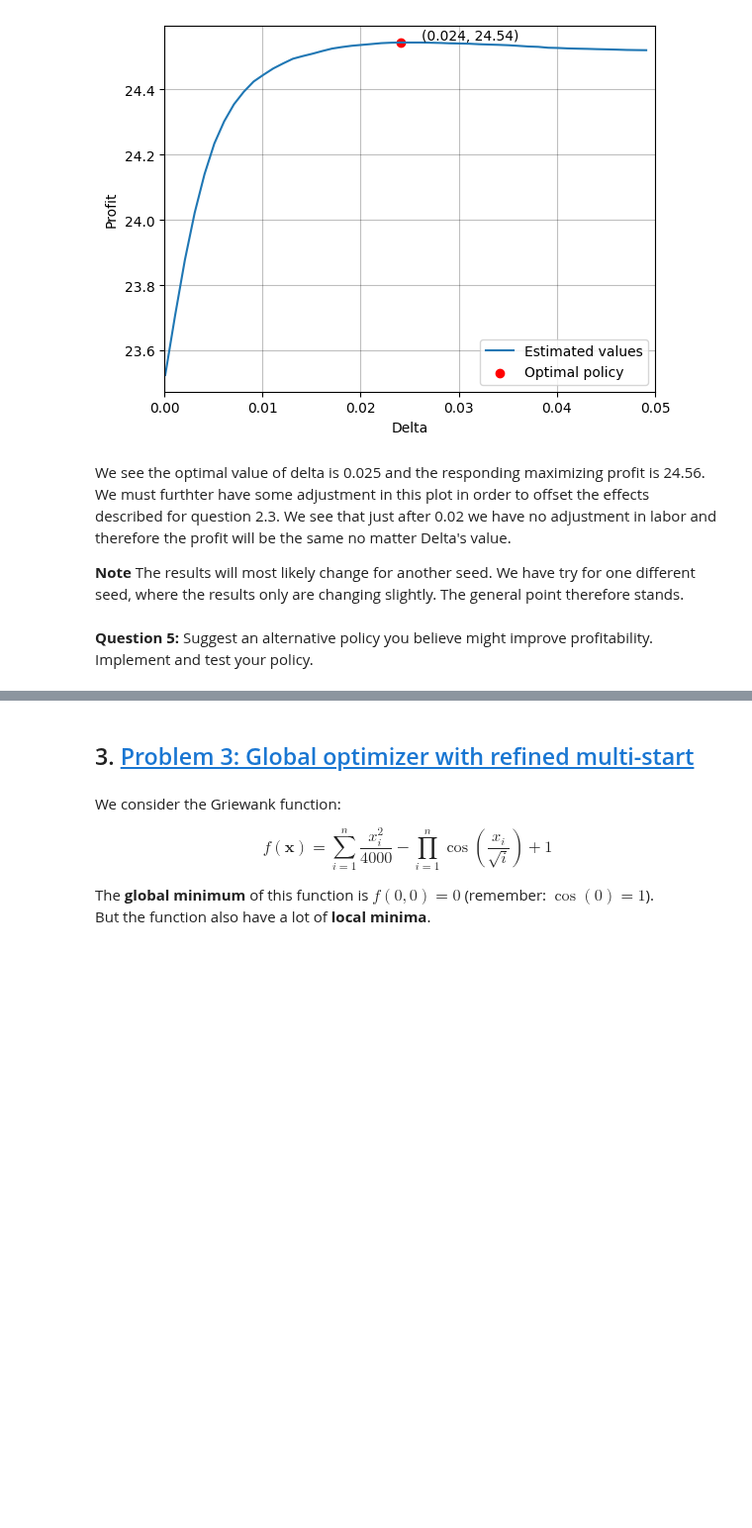
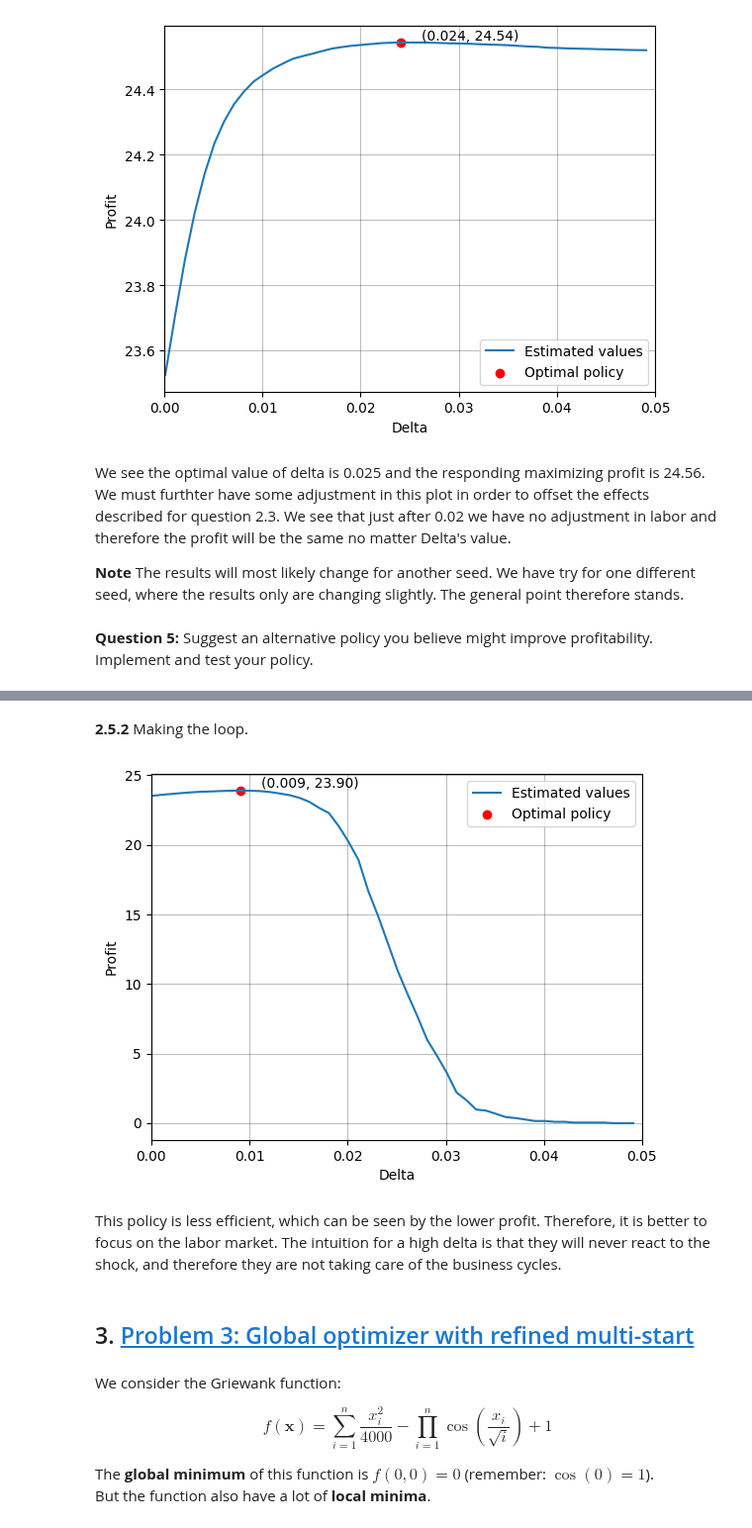
Before and after one commit to NumEconCopenhagen/projects-2023-andershuus_christianfogel, a Jupyter notebook: examproject/Exam-2023-notebook.ipynb, the cells around one changed output, grey strips where cells are left out. Shown at 99% size. Drawn from its saved outputs; the diff is of its cells as text; code cells hidden in the pictures; blank space fills up the shorter version.

```diff
--- a/examproject/Exam-2023-notebook.ipynb
+++ b/examproject/Exam-2023-notebook.ipynb
@@ -887,7 +893,7 @@ def profit_maximization_Q25(Delta_Q25,iterations=K):
                 #Step 1
                 kappa_i=1**(rho_Q2)*np.exp(epsilon[i])
                 #Step 2
-                labor_i=l_optimal_function(kappa_i,eta=0.5,w=1)
+                labor_i_optimal=l_optimal_function(kappa_i,eta=0.5,w=1)
                 labor_previous=0
                 #Step 2.1.
                 if np.abs(kappa_i-1) > Delta_Q25:
@@ -930,6 +936,51 @@ def profit_maximization_Q25(Delta_Q25,iterations=K):
 
     profit_sum_Q25 = np.sum(profit_vec_K_Q25)/iterations
     return  -profit_sum_Q25
+# %% [markdown]
+**2.5.2** Making the loop.
+# %%
+#Making the grid for delta and a vector.
+delta_vec_Q25= np.arange(0.0001, 0.05, 0.001)
+profit_vec_optimal_Q25 = np.zeros(len(delta_vec))
+
+#Initial values. Profit we just define as minus infinity, because we know the optimal will be higher.
+profit_optimal_Q25=-np.inf
+delta_optimal_Q25=0.0
+
+#Looping over delta_vec and finding the responding profit. Further, we are saving the optimal values.
+for i, delta in enumerate(delta_vec):
+    #It is important that we have the same seed when comparing the results. Otherwise the results are not comparable as the shocks could be different.
+    np.random.seed(1964)
+    profit_vec_optimal[i]=-profit_maximization_Q25(Delta_Q25=delta,iterations=200)
+    if profit_vec_optimal[i]>profit_optimal_Q25:
+        profit_optimal_Q25=profit_vec_optimal[i]
+        delta_optimal_Q25=delta
+# %%
+#Create figure
+fig = plt.figure()
+
+# b. plot
+ax = fig.add_subplot(1,1,1)
+
+ax.plot(delta_vec,profit_vec_optimal, label='Estimated values')
+ax.scatter(delta_optimal_Q25, profit_optimal_Q25, color='red', label = 'Optimal policy')
+#Labels.
+plt.xlabel('Delta')
+plt.ylabel('Profit')
+plt.legend()
+
+#Making a text with the optimal values.
+annotation_text = f"({delta_optimal_Q25:.3f}, {profit_optimal_Q25:.2f})"
+#Textcoords and xytext are used to place the values.
+ax.annotate(annotation_text, (delta_optimal_Q25, profit_optimal_Q25), textcoords="offset points", xytext=(15,2))
+
+
+plt.xlim([0, 0.05])
+plt.show()
+# %% [output]
+[figure, added]
+# %% [markdown]
+This policy is less efficient, which can be seen by the lower profit. Therefore, it is better to focus on the labor market. The intuition for a high delta is that they will never react to the shock, and therefore they are not taking care of the business cycles.
 # %% [markdown]
 ## 3. <a id='toc3_'></a>[Problem 3: Global optimizer with refined multi-start](#toc0_)
 # %% [markdown]
```
Also changed, not shown: parts of 2 cells of this notebook.
